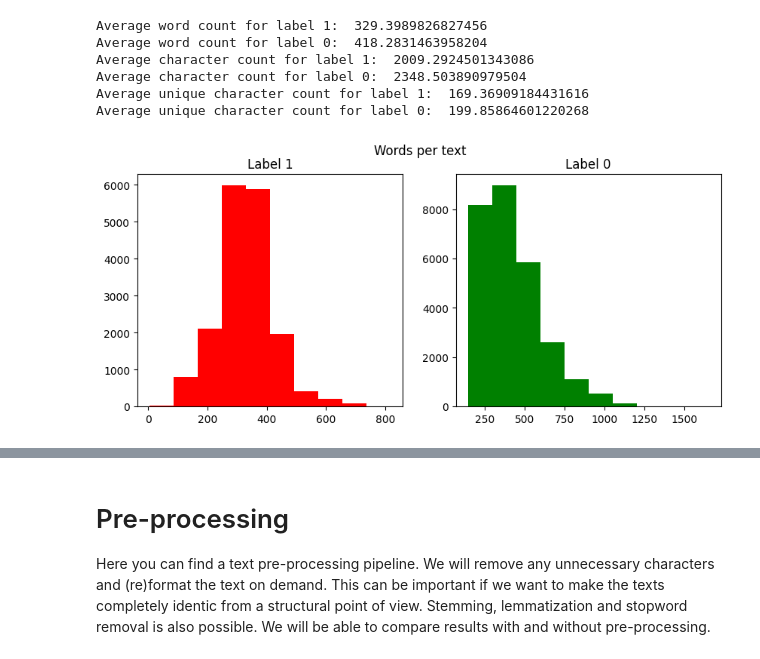
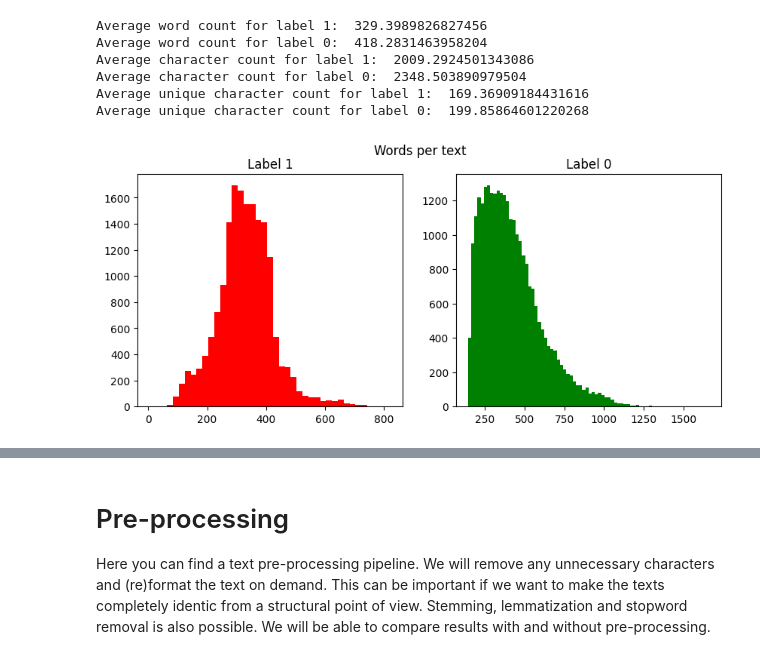
Before and after one commit to emmermarcell/Detect-AI-Generated-Text, a Jupyter notebook: scripts/preprocess_database_for_classifiers_ML.ipynb, the cells around one changed output, grey strips where cells are left out. Cells and saved outputs as stored; diff of their text form; code cells hidden in the pictures.

```diff
--- a/scripts/preprocess_database_for_classifiers_ML.ipynb
+++ b/scripts/preprocess_database_for_classifiers_ML.ipynb
@@ -99,7 +98,8 @@ When dealing with natural language processing (NLP), there are a large number of
 # labels = encoder.fit_transform(labels)
 # df_train['label'] = labels
 # %%
-df_train = pd.read_csv(r'daigt_v2_train_preproc_v2.csv', index_col=0)
+# df_train = pd.read_csv(r'daigt_v2_train_preproc_NLP_v1.csv', index_col=0)
+df_train = pd.read_csv(r'train_v2_drcat_02.csv')
 df_train = df_train.drop_duplicates(subset=['text'])
 df_train.reset_index(drop=True, inplace=True)
 # %%
@@ -131 +131,9 @@ Name: count, dtype: int64
 [figure]
+# %%
+x = df_train[df_train.label==1].source.value_counts()
+
+fig = plt.figure(dpi = 150)
+plt.barh(x.index, x.values)
+plt.title("{} essays generated by AI".format(x.values.sum()))
+# plt.xticks(rotation=90)
+plt.show()
@@ -152,15 +162,16 @@ Average character count for label 0:  2348.503890979504
 Average unique character count for label 1:  169.36909184431616
 Average unique character count for label 0:  199.85864601220268
 # %%
-#Plotting word-count per tweet
+#Plotting word-count per essay
+bin_size = 20
 fig,(ax1,ax2)=plt.subplots(1,2,figsize=(10,4))
 train_words=df_train[df_train['label']==1]['word_count']
-ax1.hist(train_words,color='red')
+ax1.hist(train_words,color='red', bins=range(min(train_words), max(train_words) + bin_size, bin_size),)
 ax1.set_title('Label 1')
 train_words=df_train[df_train['label']==0]['word_count']
-ax2.hist(train_words,color='green')
+ax2.hist(train_words,color='green', bins=range(min(train_words), max(train_words) + bin_size, bin_size),)
 ax2.set_title('Label 0')
 fig.suptitle('Words per text')
 plt.show()
 # %% [output]
-[figure, old version]
+[figure, new version]
```
Also changed, not shown: parts of 16 cells of this notebook.
